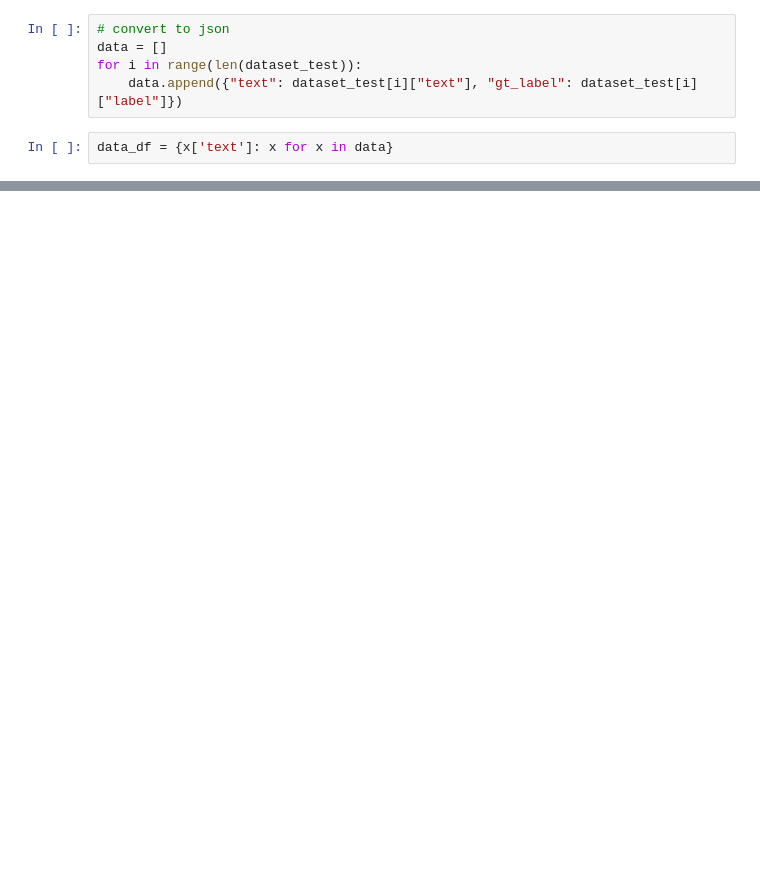
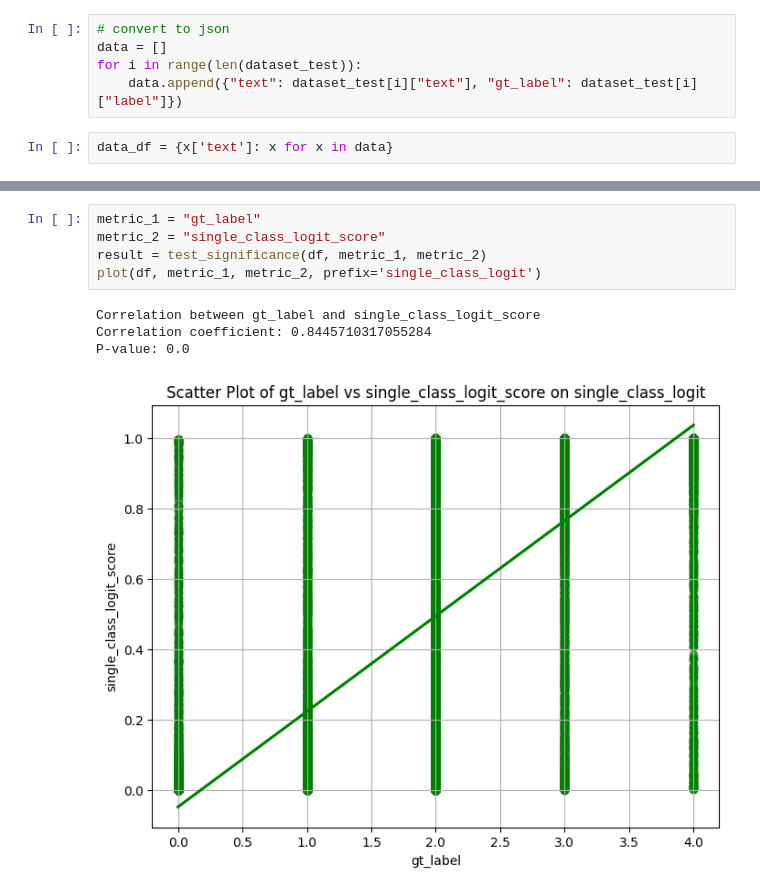
Before and after one commit to juice500ml/sentiment-cartography, a Jupyter notebook: cal_scores.ipynb, the cells around one changed output, grey strips where cells are left out. Cells and saved outputs as stored; diff of their text form; blank space fills up the shorter version.

```diff
--- a/cal_scores.ipynb
+++ b/cal_scores.ipynb
@@ -107,0 +112,10 @@ all_keys[700:720]
+# %%
+metric_1 = "gt_label"
+metric_2 = "single_class_logit_score"
+result = test_significance(df, metric_1, metric_2)
+plot(df, metric_1, metric_2, prefix='single_class_logit')
+# %% [output]
+Correlation between gt_label and single_class_logit_score
+Correlation coefficient: 0.8445710317055284
+P-value: 0.0
+[figure, added]
```
Also changed, not shown: parts of 23 cells of this notebook.
